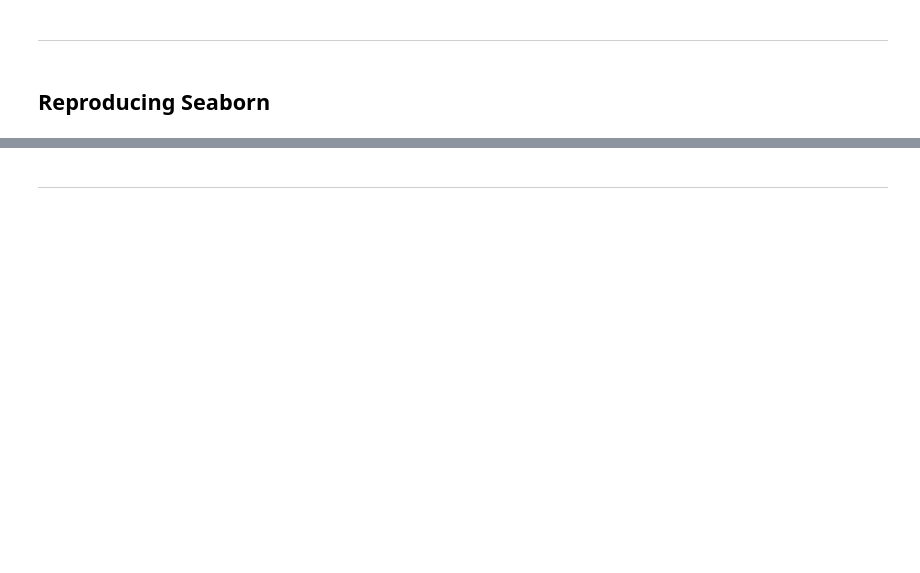
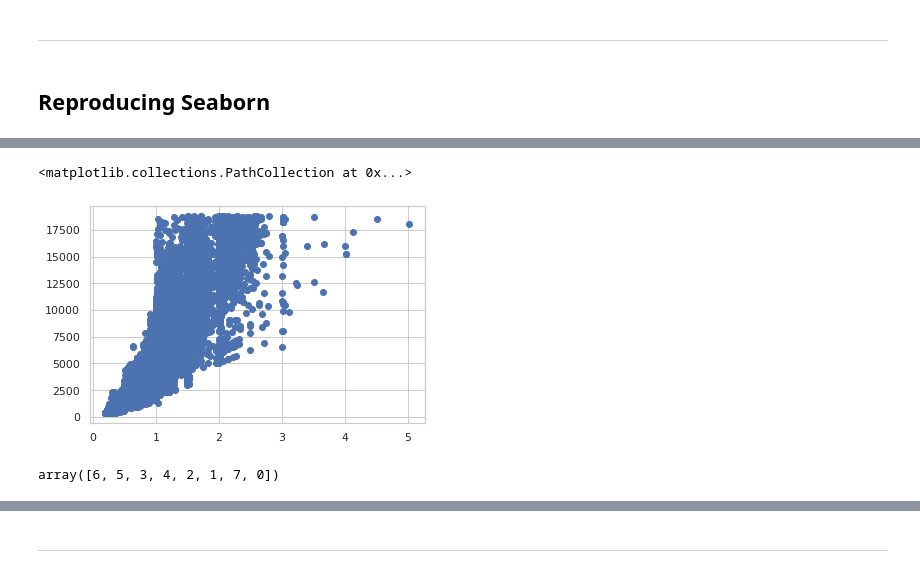
Before and after one commit to xie186/Intermediate-Matplotlib, a Jupyter notebook: tutorial.ipynb, the cells around one changed output, grey strips where cells are left out. Saved outputs shown, nothing was run; the diff lists cells and outputs as text; code cells hidden in the pictures; blank space fills up the shorter version.

```diff
--- a/tutorial.ipynb
+++ b/tutorial.ipynb
@@ -53,0 +72,6 @@ sns.scatterplot(x="carat", y="price",
+# %%
+%matplotlib inline
+import seaborn as sns
+import matplotlib.pyplot as plt
+diamonds = sns.load_dataset("diamonds")
+diamonds.head()
@@ -53,0 +85,5 @@ sns.scatterplot(x="carat", y="price",
+# %%
+plt.scatter(diamonds.carat, diamonds.price)
+# %% [output]
+<matplotlib.collections.PathCollection at 0x...>
+[figure, added]
@@ -53,0 +92,9 @@ sns.scatterplot(x="carat", y="price",
+# %%
+clarity_ranking = reversed(["I1", "SI2", "SI1", "VS2", "VS1", "VVS2", "VVS1", "IF"])
+
+for i, label in enumerate(clarity_ranking):
+    diamonds.loc[diamonds.clarity ==label, "clarity_value"]=i
+
+diamonds.clarity_value.unique()
+# %% [output]
+array([6, 5, 3, 4, 2, 1, 7, 0])
```
Also changed, not shown: parts of 21 cells of this notebook, 5 other files.
